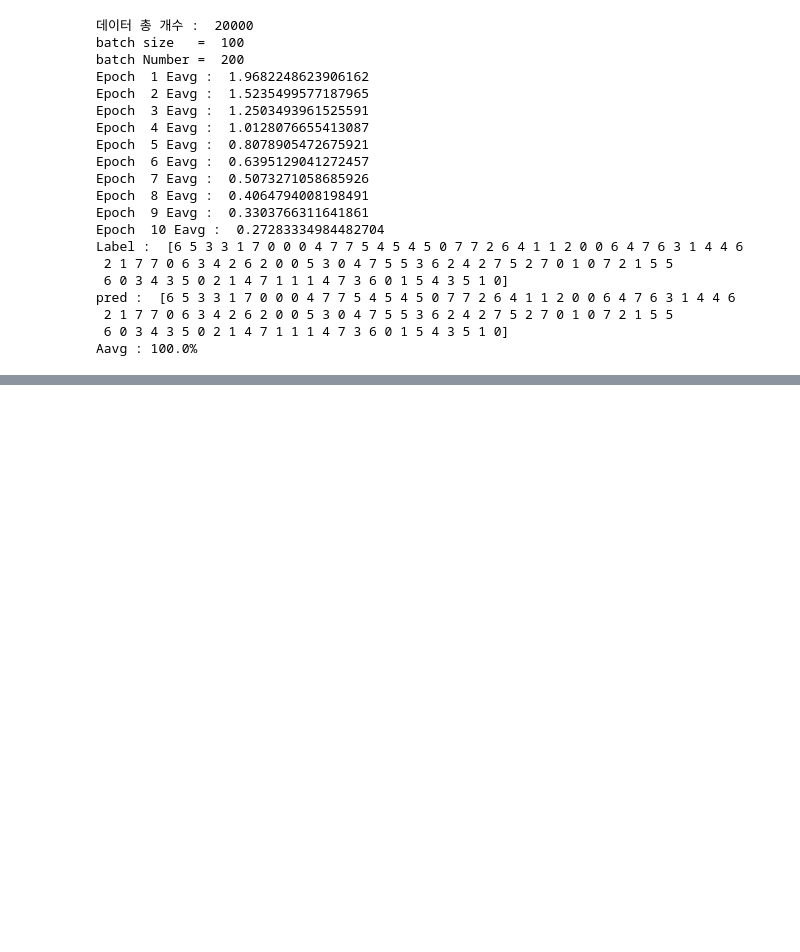
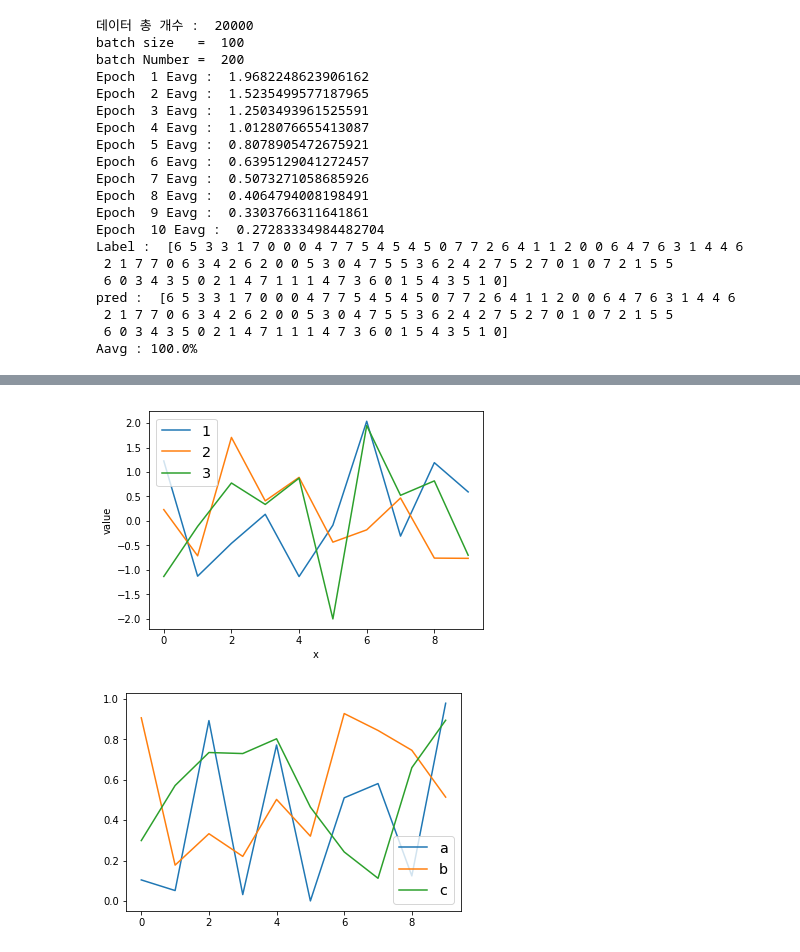
Before and after one commit to dongyyyyy/ColabDeepLearning, a Jupyter notebook: MakingDeepLearningModelUsingNumpy/tensorflowExample.ipynb, the cells around one changed output, grey strips where cells are left out. Saved outputs shown, nothing was run; the diff lists cells and outputs as text; code cells hidden in the pictures; blank space fills up the shorter version.

```diff
--- a/MakingDeepLearningModelUsingNumpy/tensorflowExample.ipynb
+++ b/MakingDeepLearningModelUsingNumpy/tensorflowExample.ipynb
@@ -637,0 +639,26 @@ plt.show()
+# %%
+import tensorflow as tf
+import matplotlib.pyplot as plt
+
+W = tf.Variable(tf.random_normal([3,10]))
+W1 = tf.Variable(tf.random_uniform([3,10]))
+
+sess = tf.Session()
+sess.run(tf.global_variables_initializer())
+
+plt.xlabel('x')
+plt.ylabel('value')
+plt.plot(sess.run(W[0]),label = '1')
+plt.plot(sess.run(W[1]),label = '2')
+plt.plot(sess.run(W[2]),label = '3')
+plt.legend(fontsize='x-large')
+plt.show()
+
+plt.plot(sess.run(W1[0]),label = 'a')
+plt.plot(sess.run(W1[1]),label = 'b')
+plt.plot(sess.run(W1[2]),label = 'c')
+plt.legend(fontsize='x-large')
+plt.show()
+# %% [output]
+[figure, added]
+[figure, added]
```
Also changed, not shown: parts of 8 cells of this notebook.
